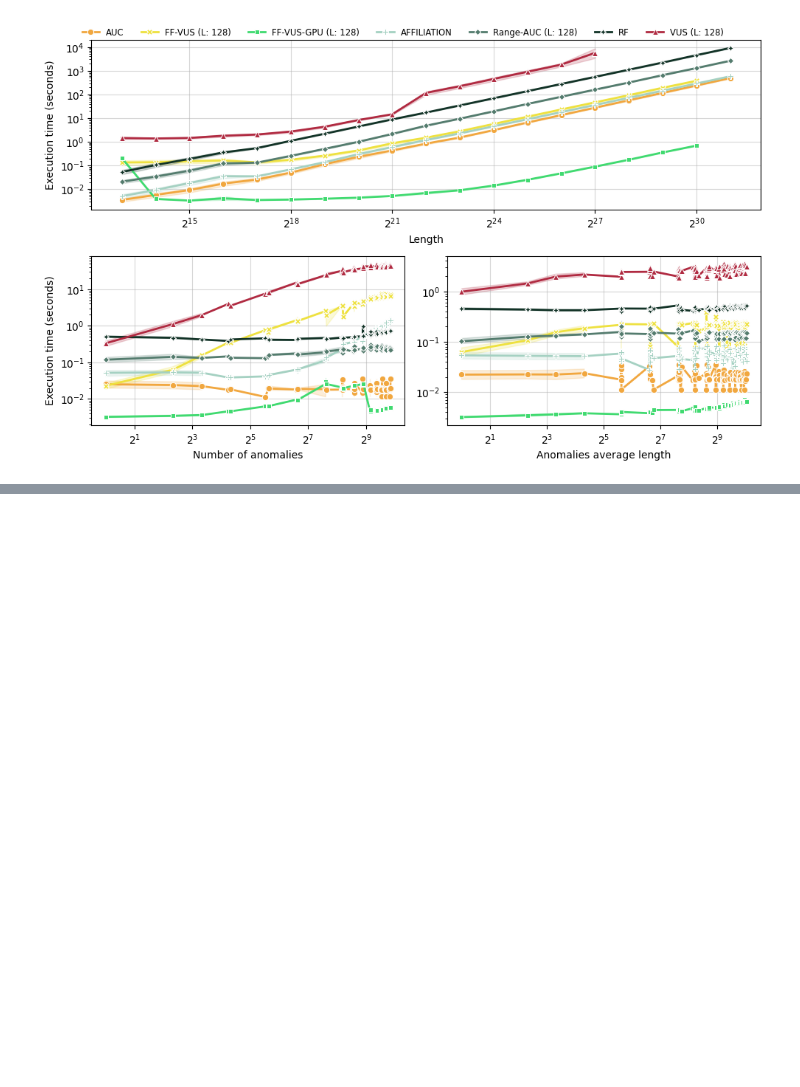
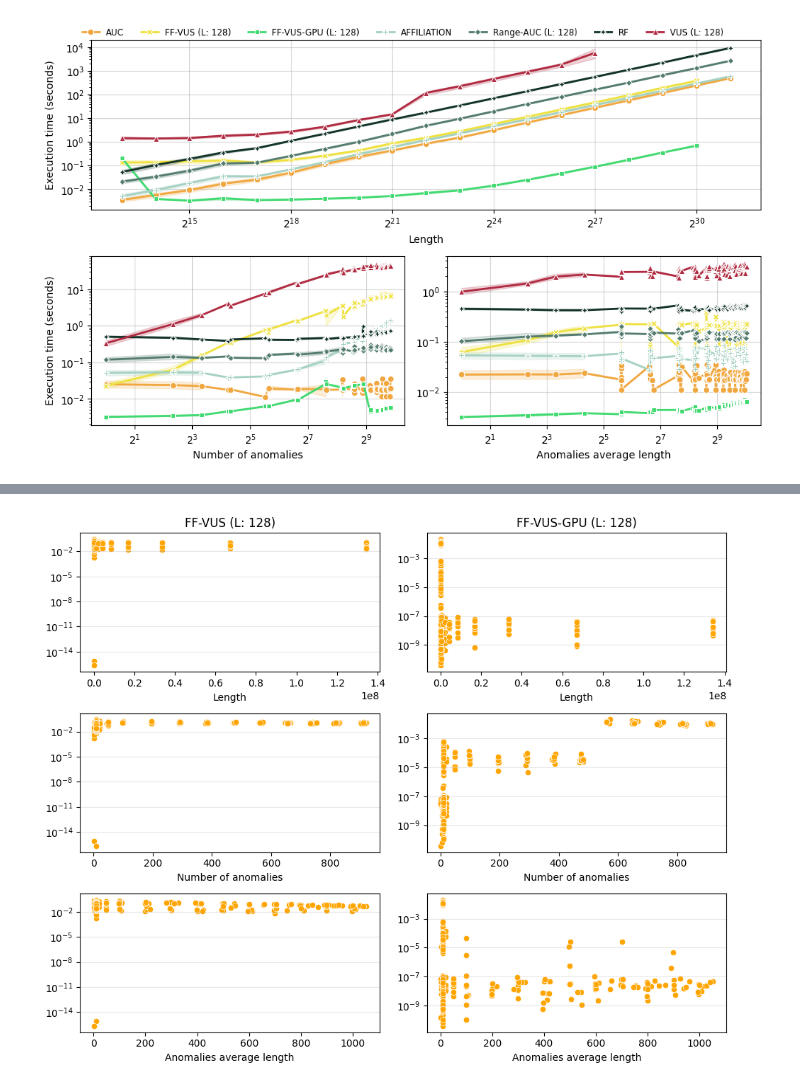
Before and after one commit to sylligardos/ff-vus, a Jupyter notebook: src/notebooks/allmetrics_defparams_syn.ipynb, the cells around one changed output, grey strips where cells are left out. Cells and saved outputs as stored; diff of their text form; code cells hidden in the pictures; blank space fills up the shorter version.

```diff
--- a/src/notebooks/allmetrics_defparams_syn.ipynb
+++ b/src/notebooks/allmetrics_defparams_syn.ipynb
@@ -236,0 +273,8 @@ plt.show()
+# %%
+attributes = ["Length", "Number of anomalies", "Anomalies average length"]
+for attr in attributes:
+    dif_df[attr] = dif_df.apply(
+        lambda row: df.loc[df['Time series'] == row.name, attr].values[0],
+        axis=1
+    )
+dif_df
@@ -236,0 +296,17 @@ plt.show()
+# %%
+fig, ax = plt.subplots(3, 2, figsize=(10, 8))
+curr_metrics = ['FF-VUS (L: 128)', 'FF-VUS-GPU (L: 128)']
+for i, attr in enumerate(attributes):
+    for j, metric in enumerate(curr_metrics):
+        sns.scatterplot(dif_df, y=metric, x=attr, ax=ax[i, j], color='orange')
+        ax[i, j].set_yscale('log')
+        ax[i, j].grid(axis='y', alpha=0.3)
+        ax[i, j].set_ylabel('')
+        if i == 0:
+            ax[i, j].set_title(metric)
+
+
+plt.tight_layout()
+plt.show()
+# %% [output]
+[figure, added]
```
Also changed, not shown: parts of 8 cells of this notebook, 3 other files.
